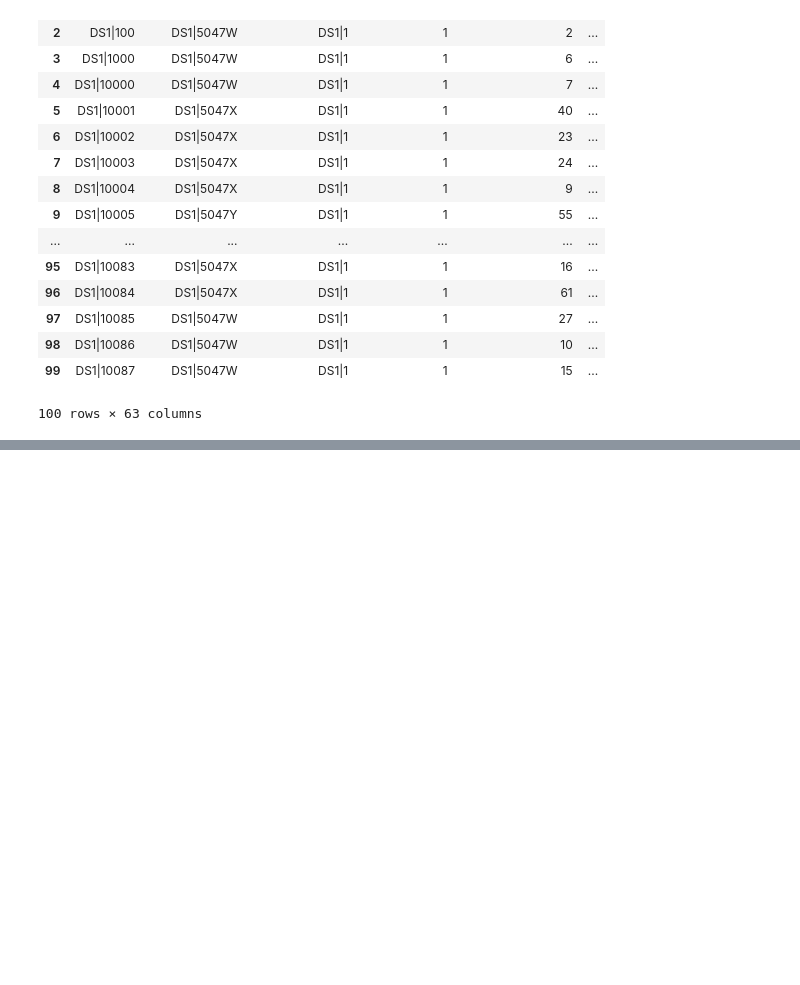
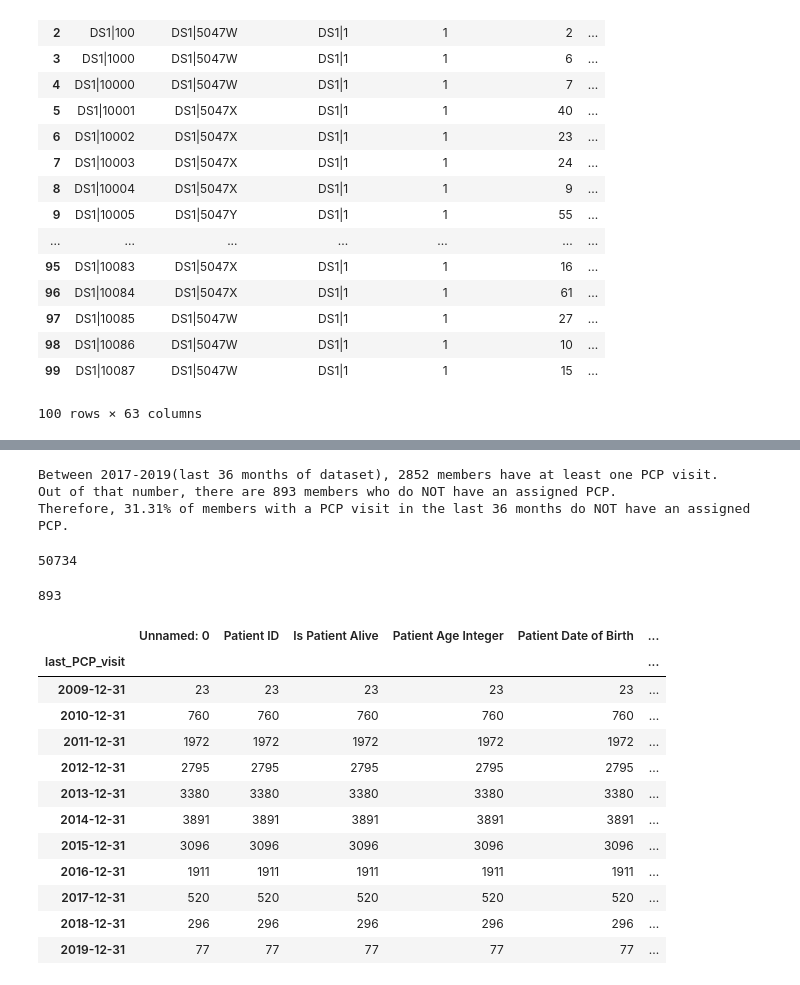
Before and after one commit to simon-mack/hospital_readmission_analysis, a Jupyter notebook: Notebooks/Ursa_pca_Question 5.ipynb, the cells around one changed output, grey strips where cells are left out. Cells and saved outputs as stored; diff of their text form; code cells hidden in the pictures; blank space fills up the shorter version.

```diff
--- a/Notebooks/Ursa_pca_Question 5.ipynb
+++ b/Notebooks/Ursa_pca_Question 5.ipynb
@@ -140,0 +172,11 @@ members_cl.to_csv('members_dive.csv')
+# %%
+noPCPlast36months = len(members_last36months[mask_noPCP])
+totalvisited36months = len(members_last36months)
+percent_noPCPlast36months = round((noPCPlast36months/totalvisited36months)*100,2)
+print(f"Between 2017-2019(last 36 months of dataset), {totalvisited36months} members have at least one PCP visit.\n"
+     f"Out of that number, there are {noPCPlast36months} members who do NOT have an assigned PCP.\n"
+     f"Therefore, {percent_noPCPlast36months}% of members with a PCP visit in the last 36 months do NOT have an assigned PCP.")
+# %% [output]
+Between 2017-2019(last 36 months of dataset), 2852 members have at least one PCP visit.
+Out of that number, there are 893 members who do NOT have an assigned PCP.
+Therefore, 31.31% of members with a PCP visit in the last 36 months do NOT have an assigned PCP.
@@ -140,0 +185,29 @@ members_cl.to_csv('members_dive.csv')
+# %%
+by_year['Unnamed: 0'].sum()
+# %% [output]
+50734
+# %%
+mask_noPCP=members_dive['Count Primary Care Visits in Last 36 Months']==0
+members_noPCP = members_dive[mask_noPCP]
+by_year_noPCP = members_noPCP.groupby(pd.Grouper(key='last_PCP_visit',freq='Y')).count()
+# %%
+b=520+296+77
+b
+# %% [output]
+893
+# %%
+by_year_noPCP
+# %% [output]
+|  | Unnamed: 0 | Patient ID | Is Patient Alive | Patient Age Integer | Patient Date of Birth | ... |
+| last_PCP_visit |  |  |  |  |  | ... |
+| 2009-12-31 | 23 | 23 | 23 | 23 | 23 | ... |
+| 2010-12-31 | 760 | 760 | 760 | 760 | 760 | ... |
+| 2011-12-31 | 1972 | 1972 | 1972 | 1972 | 1972 | ... |
+| 2012-12-31 | 2795 | 2795 | 2795 | 2795 | 2795 | ... |
+| 2013-12-31 | 3380 | 3380 | 3380 | 3380 | 3380 | ... |
+| 2014-12-31 | 3891 | 3891 | 3891 | 3891 | 3891 | ... |
+| 2015-12-31 | 3096 | 3096 | 3096 | 3096 | 3096 | ... |
+| 2016-12-31 | 1911 | 1911 | 1911 | 1911 | 1911 | ... |
+| 2017-12-31 | 520 | 520 | 520 | 520 | 520 | ... |
+| 2018-12-31 | 296 | 296 | 296 | 296 | 296 | ... |
+| 2019-12-31 | 77 | 77 | 77 | 77 | 77 | ... |
```
Also changed, not shown: parts of 12 cells of this notebook.
